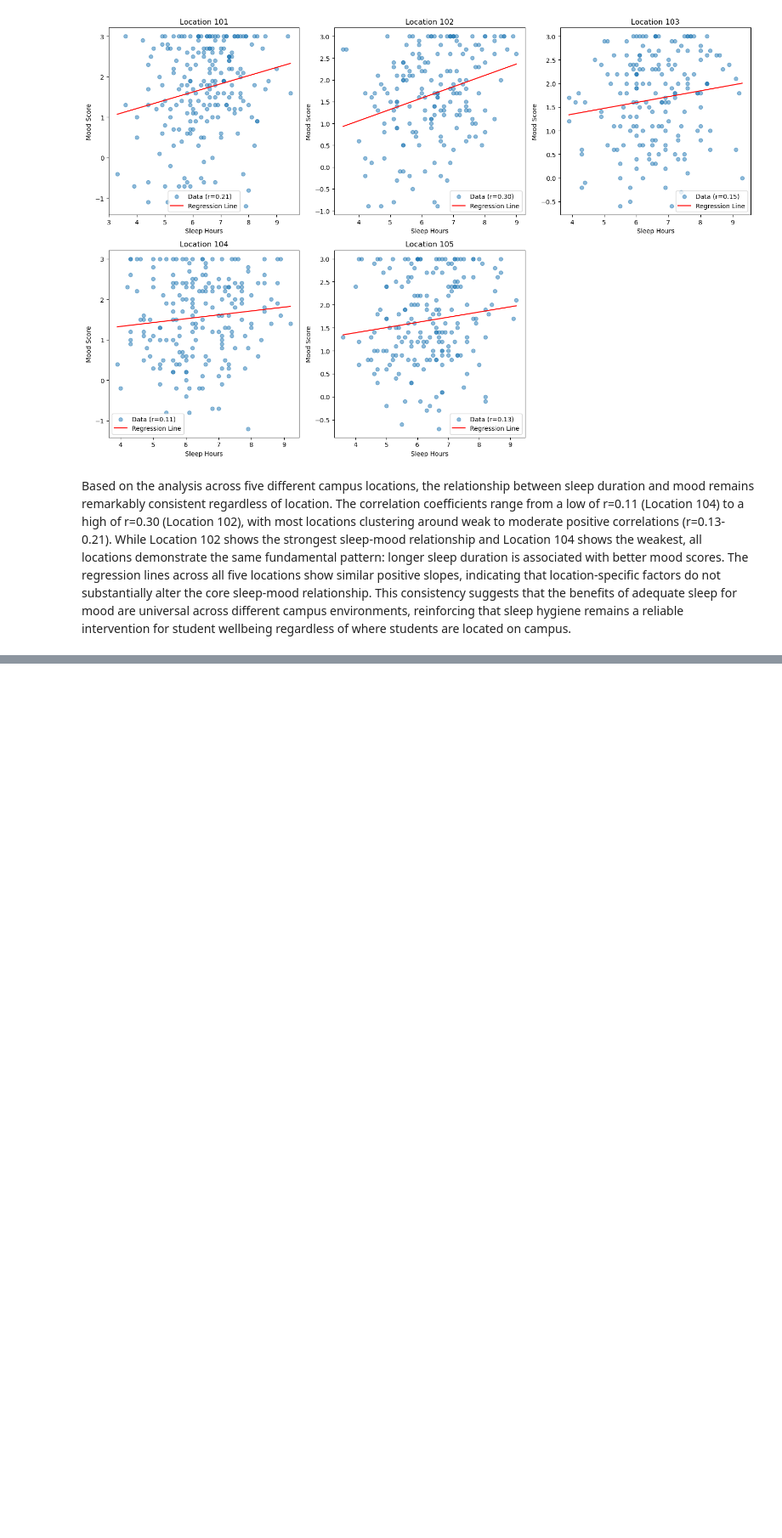
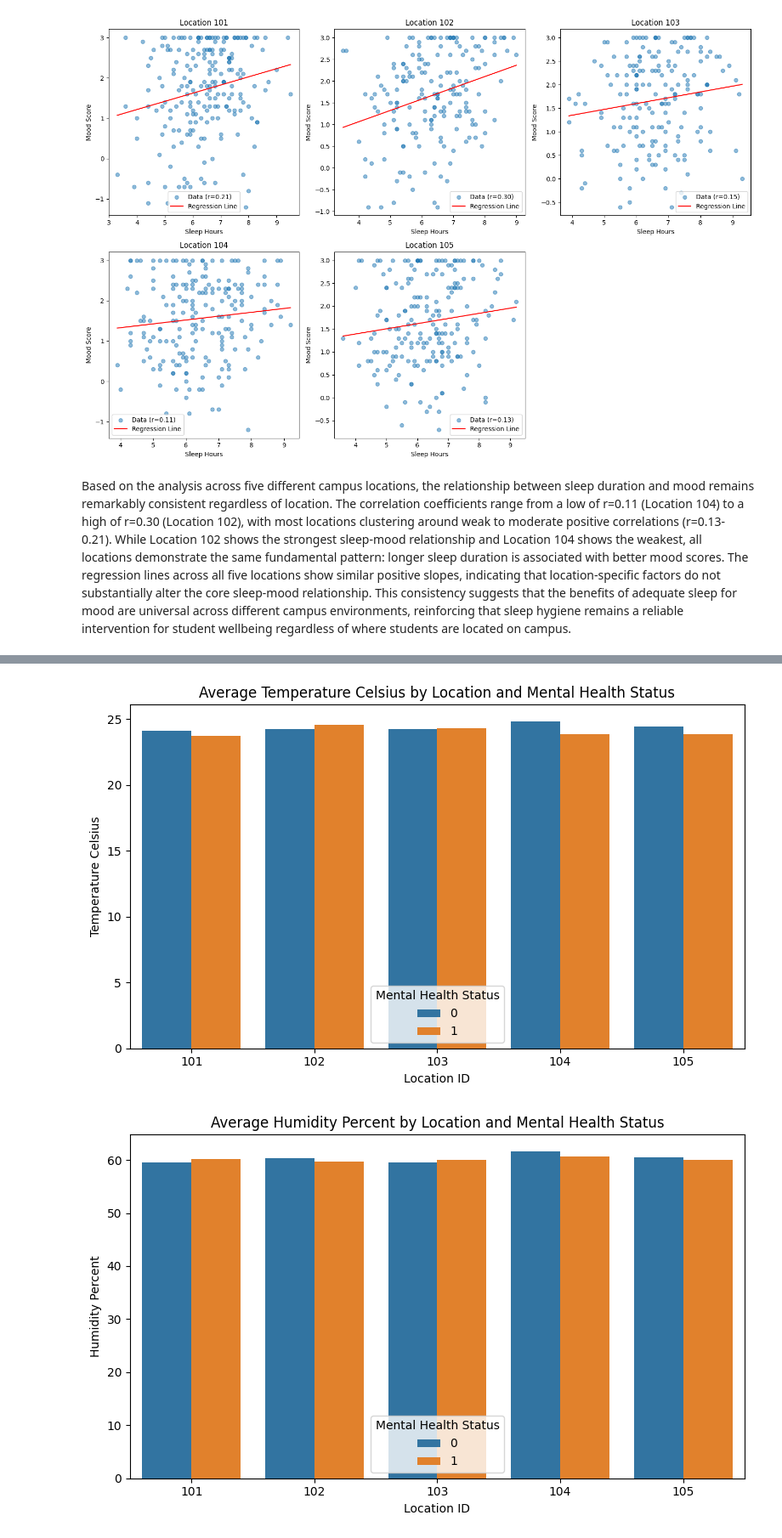
Before and after one commit to lanc3reyes/csmodel_mp, a Jupyter notebook: CSMODEL_Phase1_Group9.ipynb, the cells around one changed output, grey strips where cells are left out. Shown at 85% size. Saved outputs shown, nothing was run; the diff lists cells and outputs as text; code cells hidden in the pictures; blank space fills up the shorter version.

```diff
--- a/CSMODEL_Phase1_Group9.ipynb
+++ b/CSMODEL_Phase1_Group9.ipynb
@@ -731,0 +739,14 @@ Based on the analysis across five different campus locations, the relationship b
+# %%
+#filter mental health status 0 and 1 only
+filtered_loc = mental_health_df[mental_health_df['mental_health_status'].isin([0, 1])]
+
+#get the mean per location and whether mental health status is == 1 or 0
+#env_vars is called to get the mean
+mean_env_status = (
+    filtered_loc.groupby(['mental_health_status', 'location_id'], observed=True)[env_vars]
+    .mean()
+    #To make the organize the tables better visually
+    .reset_index()
+).dropna()
+
+mean_env_status
@@ -731,0 +765,18 @@ Based on the analysis across five different campus locations, the relationship b
+# %%
+#show output of the aves per location while mental health status is == 1 or 0
+for var in env_vars:
+    #include only 0 and 1 in the legend (2 is unused so remove)
+    mean_env_status['mental_health_status'] = mean_env_status['mental_health_status'].astype('category')
+    mean_env_status['mental_health_status'] = mean_env_status['mental_health_status'].cat.remove_unused_categories()
+    #visualize per environmental variables
+    plt.figure(figsize=(8, 5))
+    sns.barplot(data=mean_env_status, x='location_id', y=var, hue='mental_health_status')
+    plt.title(f'Average {var.replace("_", " ").title()} by Location and Mental Health Status')
+    plt.ylabel(var.replace("_", " ").title())
+    plt.xlabel('Location ID')
+    plt.legend(title='Mental Health Status')
+    plt.tight_layout()
+    plt.show()
+# %% [output]
+[figure, added]
+[figure, added]
```
Also changed, not shown: parts of 12 cells of this notebook.
